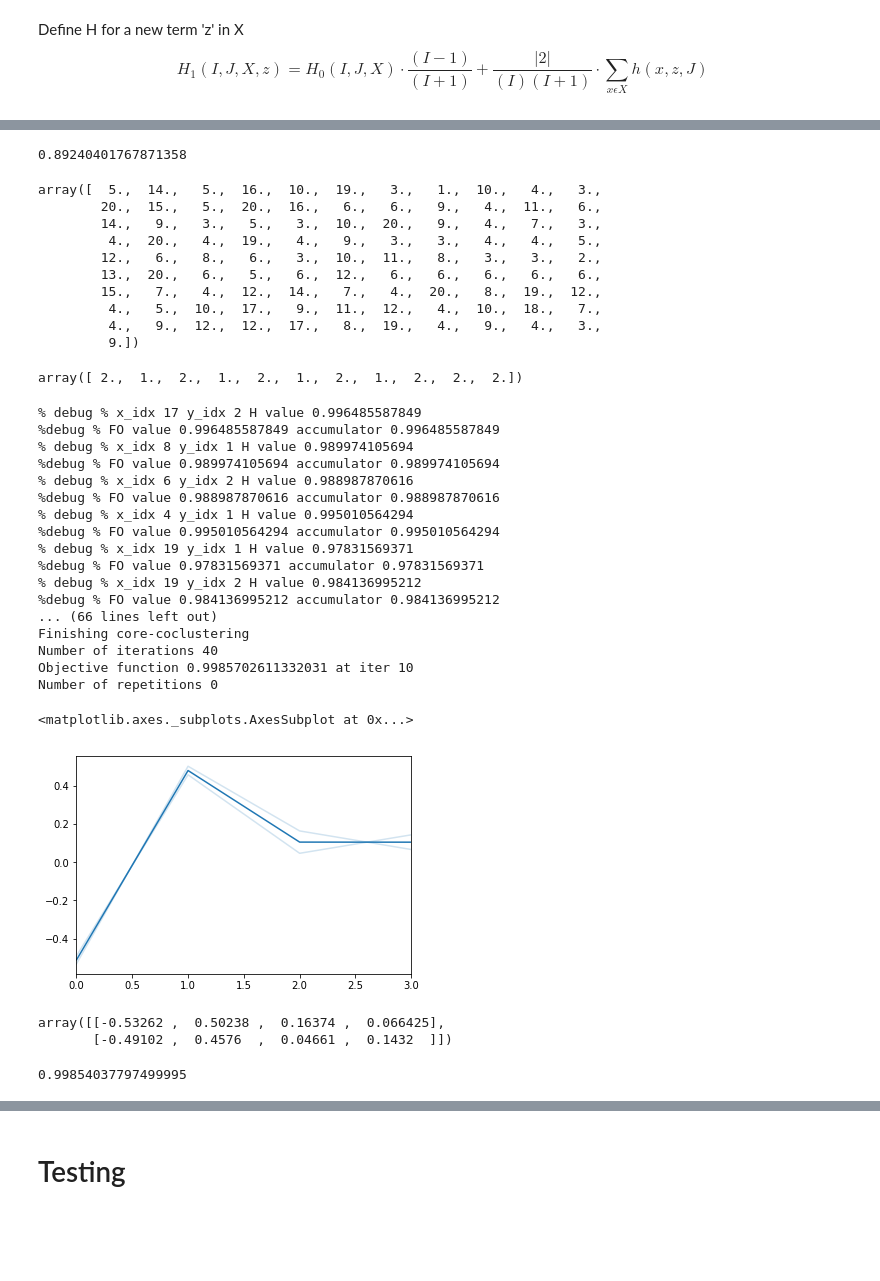
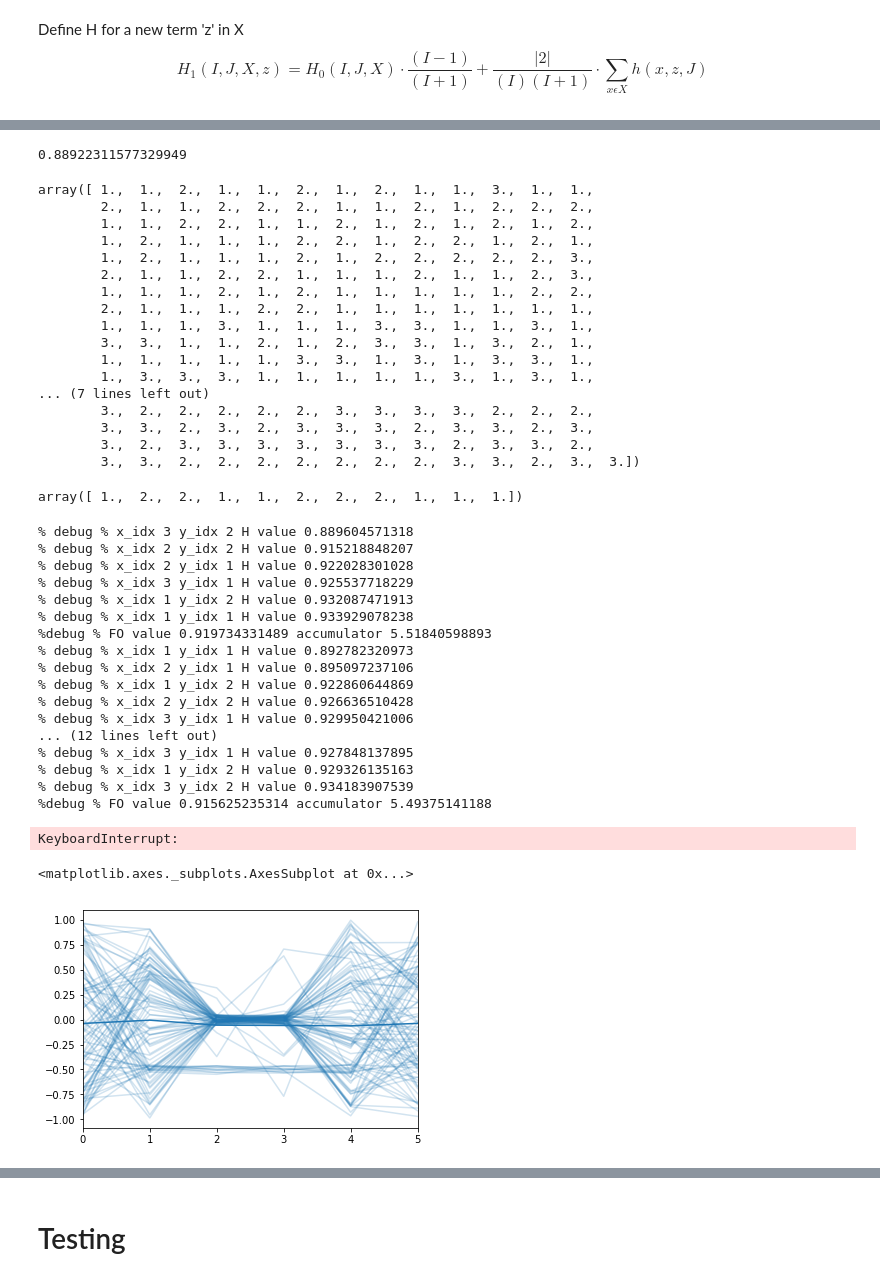
Before and after one commit to josechudev/GeneExpressionBiClustering, a Jupyter notebook: Notebooks/3.1 RAPOOC Test.ipynb, the cells around one changed output, grey strips where cells are left out. Saved outputs shown, nothing was run; the diff lists cells and outputs as text; code cells hidden in the pictures; blank space fills up the shorter version.

Commit message:
algorithm test

```diff
--- a/Notebooks/3.1 RAPOOC Test.ipynb
+++ b/Notebooks/3.1 RAPOOC Test.ipynb
@@ -101,7 +101,7 @@ $$
 H_{1}(I,J,X,z) =H_{0}(I,J,X) \cdot \frac{(I-1)}{(I+1)} + \frac{|2|}{(I)(I+1)} \cdot \sum_{x \epsilon X} {h(x,z,J)}
 $$
 # %%
-data = pd.read_csv('TestData/SimulatedDataCoherence/BiclusterA_high.csv',header=None)
+data = pd.read_csv('TestData/SimulatedDataCoherence/BiclusterABC_high.csv',header=None)
 # data = (data - 0.5) * 2.0
 data.describe()
 # %% [output]
@@ -117,7 +117,7 @@ data.describe()
 # %%
 PairBasedCoherence(data).HP
 # %% [output]
-0.89240401767871358
+0.88922311577329949
 # %%
 class BisectingClusterer(object):
     def __init__(self, data):
@@ -378,60 +378,63 @@ class Rapooc_test(object):
 
         return best_cluster, best_coherence
 # %%
-rapooc = Rapooc_test(data,20,2,1)
+rapooc = Rapooc_test(data,3,2,6)
 # %%
 rapooc.initialize()
 # %%
 rapooc.rho
 # %% [output]
-array([  5.,  14.,   5.,  16.,  10.,  19.,   3.,   1.,  10.,   4.,   3.,
-        20.,  15.,   5.,  20.,  16.,   6.,   6.,   9.,   4.,  11.,   6.,
-        14.,   9.,   3.,   5.,   3.,  10.,  20.,   9.,   4.,   7.,   3.,
-         4.,  20.,   4.,  19.,   4.,   9.,   3.,   3.,   4.,   4.,   5.,
-        12.,   6.,   8.,   6.,   3.,  10.,  11.,   8.,   3.,   3.,   2.,
-        13.,  20.,   6.,   5.,   6.,  12.,   6.,   6.,   6.,   6.,   6.,
-        15.,   7.,   4.,  12.,  14.,   7.,   4.,  20.,   8.,  19.,  12.,
-         4.,   5.,  10.,  17.,   9.,  11.,  12.,   4.,  10.,  18.,   7.,
-         4.,   9.,  12.,  12.,  17.,   8.,  19.,   4.,   9.,   4.,   3.,
-         9.])
+array([ 1.,  1.,  2.,  1.,  1.,  2.,  1.,  2.,  1.,  1.,  3.,  1.,  1.,
+        2.,  1.,  1.,  2.,  2.,  2.,  1.,  1.,  2.,  1.,  2.,  2.,  2.,
+        1.,  1.,  2.,  2.,  1.,  1.,  2.,  1.,  2.,  1.,  2.,  1.,  2.,
+        1.,  2.,  1.,  1.,  1.,  2.,  2.,  1.,  2.,  2.,  1.,  2.,  1.,
+        1.,  2.,  1.,  1.,  1.,  2.,  1.,  2.,  2.,  2.,  2.,  2.,  3.,
+        2.,  1.,  1.,  2.,  2.,  1.,  1.,  1.,  2.,  1.,  1.,  2.,  3.,
+        1.,  1.,  1.,  2.,  1.,  2.,  1.,  1.,  1.,  1.,  1.,  2.,  2.,
+        2.,  1.,  1.,  1.,  2.,  2.,  1.,  1.,  1.,  1.,  1.,  1.,  1.,
+        1.,  1.,  1.,  3.,  1.,  1.,  1.,  3.,  3.,  1.,  1.,  3.,  1.,
+        3.,  3.,  1.,  1.,  2.,  1.,  2.,  3.,  3.,  1.,  3.,  2.,  1.,
+        1.,  1.,  1.,  1.,  1.,  3.,  3.,  1.,  3.,  1.,  3.,  3.,  1.,
+        1.,  3.,  3.,  3.,  1.,  1.,  1.,  1.,  1.,  3.,  1.,  3.,  1.,
+... (7 lines left out)
+        3.,  2.,  2.,  2.,  2.,  2.,  3.,  3.,  3.,  3.,  2.,  2.,  2.,
+        3.,  3.,  2.,  3.,  2.,  3.,  3.,  3.,  2.,  3.,  3.,  2.,  3.,
+        3.,  2.,  3.,  3.,  3.,  3.,  3.,  3.,  3.,  2.,  3.,  3.,  2.,
+        3.,  3.,  2.,  2.,  2.,  2.,  2.,  2.,  2.,  3.,  3.,  2.,  3.,  3.])
 # %%
 rapooc.gamma
 # %% [output]
-array([ 2.,  1.,  2.,  1.,  2.,  1.,  2.,  1.,  2.,  2.,  2.])
+array([ 1.,  2.,  2.,  1.,  1.,  2.,  2.,  2.,  1.,  1.,  1.])
 # %%
 rapooc.core_co_clustering()
 # %% [output]
-% debug % x_idx 17 y_idx 2 H value 0.996485587849
-%debug % FO value 0.996485587849 accumulator 0.996485587849
-% debug % x_idx 8 y_idx 1 H value 0.989974105694
-%debug % FO value 0.989974105694 accumulator 0.989974105694
-% debug % x_idx 6 y_idx 2 H value 0.988987870616
-%debug % FO value 0.988987870616 accumulator 0.988987870616
-% debug % x_idx 4 y_idx 1 H value 0.995010564294
-%debug % FO value 0.995010564294 accumulator 0.995010564294
-% debug % x_idx 19 y_idx 1 H value 0.97831569371
-%debug % FO value 0.97831569371 accumulator 0.97831569371
-% debug % x_idx 19 y_idx 2 H value 0.984136995212
-%debug % FO value 0.984136995212 accumulator 0.984136995212
-... (66 lines left out)
-Finishing core-coclustering
-Number of iterations 40
-Objective function 0.9985702611332031 at iter 10
-Number of repetitions 0
+% debug % x_idx 3 y_idx 2 H value 0.889604571318
+% debug % x_idx 2 y_idx 2 H value 0.915218848207
+% debug % x_idx 2 y_idx 1 H value 0.922028301028
+% debug % x_idx 3 y_idx 1 H value 0.925537718229
+% debug % x_idx 1 y_idx 2 H value 0.932087471913
+% debug % x_idx 1 y_idx 1 H value 0.933929078238
+%debug % FO value 0.919734331489 accumulator 5.51840598893
+% debug % x_idx 1 y_idx 1 H value 0.892782320973
+% debug % x_idx 2 y_idx 1 H value 0.895097237106
+% debug % x_idx 1 y_idx 2 H value 0.922860644869
+% debug % x_idx 2 y_idx 2 H value 0.926636510428
+% debug % x_idx 3 y_idx 1 H value 0.929950421006
+... (12 lines left out)
+% debug % x_idx 3 y_idx 1 H value 0.927848137895
+% debug % x_idx 1 y_idx 2 H value 0.929326135163
+% debug % x_idx 3 y_idx 2 H value 0.934183907539
+%debug % FO value 0.915625235314 accumulator 5.49375141188
+KeyboardInterrupt:
 # %%
-sns.tsplot(data= rapooc._D[np.ix_(np.where(rapooc._rho == 13)[0],np.where(rapooc._gamma == 2)[0])],err_style="unit_traces")
+sns.tsplot(data= rapooc._D[np.ix_(np.where(rapooc._rho == 2)[0],np.where(rapooc._gamma == 1)[0])],err_style="unit_traces")
 # %% [output]
 <matplotlib.axes._subplots.AxesSubplot at 0x...>
-[figure, old version]
+[figure, new version]
 # %%
 rapooc._D[np.ix_(np.where(rapooc._rho == 13)[0],np.where(rapooc._gamma == 2)[0])]
-# %% [output]
-array([[-0.53262 ,  0.50238 ,  0.16374 ,  0.066425],
-       [-0.49102 ,  0.4576  ,  0.04661 ,  0.1432  ]])
 # %%
 PairBasedCoherence(rapooc._D[np.ix_(np.where(rapooc._rho == 1)[0],np.where(rapooc._gamma == 1)[0])]).HP
-# %% [output]
-0.99854037797499995
 # %%
 sns.tsplot(np.array(data),err_style="unit_traces")
 # %% [output]
```
Also changed, not shown: parts of 6 cells of this notebook, 3 other files.
